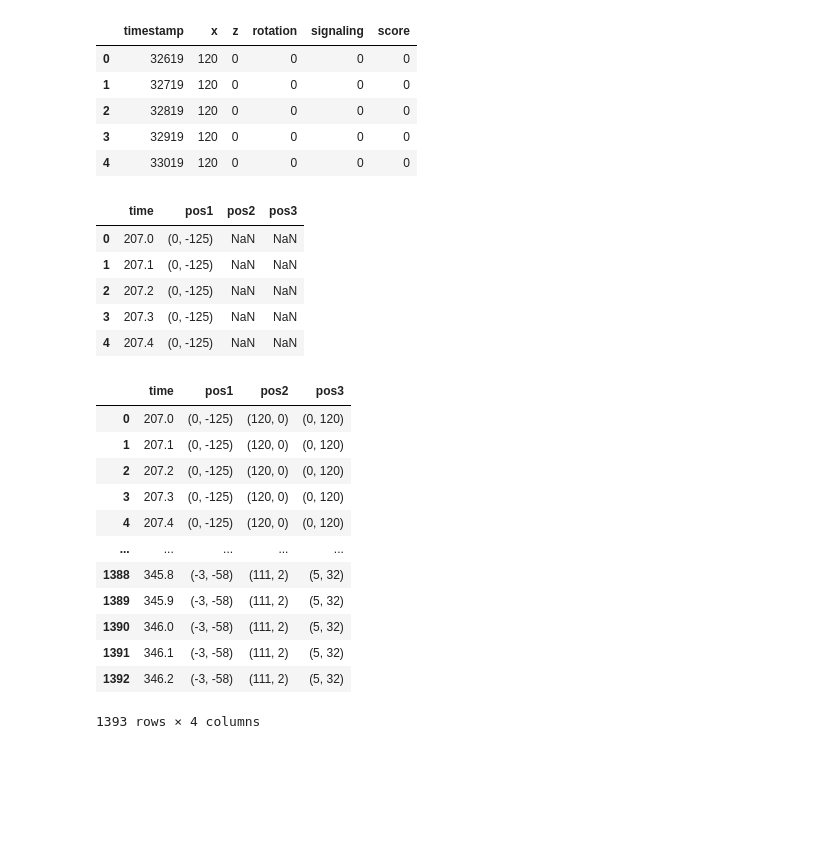
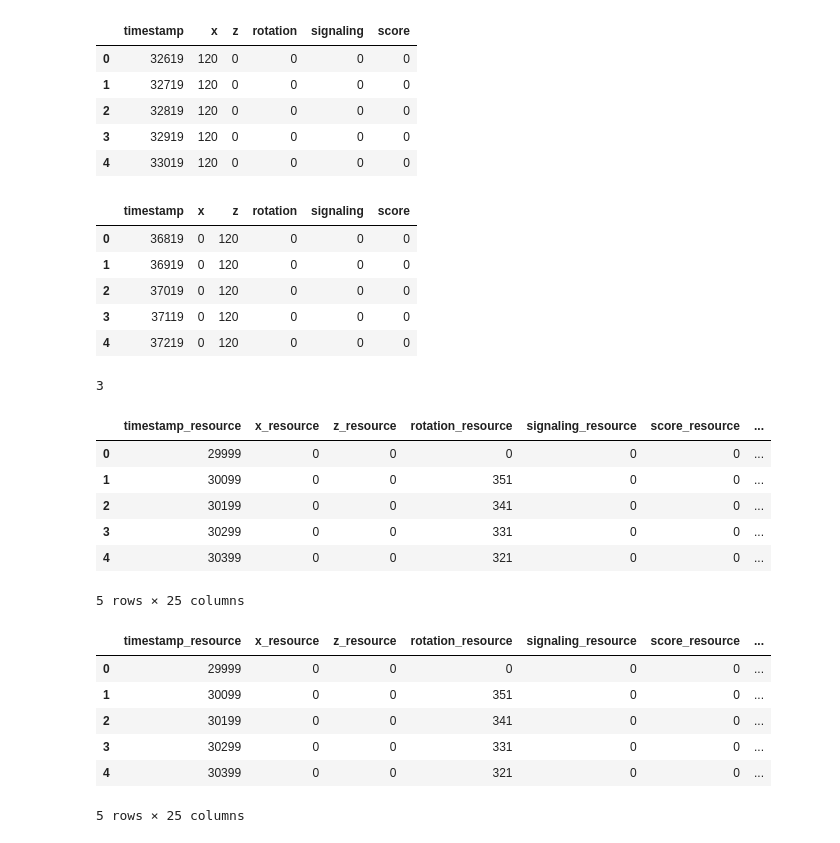
Before and after one commit to vagechirkov/CollectiveSearchOnMarsDataPreprocessing, a Jupyter notebook: data_preprocessing.ipynb, the cells around one changed output. Saved outputs shown, nothing was run; the diff lists cells and outputs as text; code cells hidden in the pictures; blank space fills up the shorter version.

```diff
--- a/data_preprocessing.ipynb
+++ b/data_preprocessing.ipynb
@@ -79,4 +90,13 @@ playfab.all_players[2].TracesPandas.head()
 | 2 | 32819 | 120 | 0 | 0 | 0 | 0 |
 | 3 | 32919 | 120 | 0 | 0 | 0 | 0 |
 | 4 | 33019 | 120 | 0 | 0 | 0 | 0 |
+# %%
+playfab.all_players[3].TracesPandas.head()
+# %% [output]
+|  | timestamp | x | z | rotation | signaling | score |
+| 0 | 36819 | 0 | 120 | 0 | 0 | 0 |
+| 1 | 36919 | 0 | 120 | 0 | 0 | 0 |
+| 2 | 37019 | 0 | 120 | 0 | 0 | 0 |
+| 3 | 37119 | 0 | 120 | 0 | 0 | 0 |
+| 4 | 37219 | 0 | 120 | 0 | 0 | 0 |
 # %%
@@ -106,9 +105,18 @@ df = pd.merge_asof(df,
+# %%
+resource = [p.TracesPandas.copy() for p in playfab.all_players[:4] if p.IsResource][0]
+players = [p.TracesPandas.copy() for p in playfab.all_players[:4] if not p.IsResource]
+len(players)
+# %% [output]
+3
+# %%
+df_all = merge_traces_dataframes(players, resource)
 # %%
-df.head()
+df_all.head()
 # %% [output]
-|  | time | pos1 | pos2 | pos3 |
-| 0 | 207.0 | (0, -125) | NaN | NaN |
-| 1 | 207.1 | (0, -125) | NaN | NaN |
-| 2 | 207.2 | (0, -125) | NaN | NaN |
-| 3 | 207.3 | (0, -125) | NaN | NaN |
-| 4 | 207.4 | (0, -125) | NaN | NaN |
+|  | timestamp_resource | x_resource | z_resource | rotation_resource | signaling_resource | score_resource | ... |
+| 0 | 29999 | 0 | 0 | 0 | 0 | 0 | ... |
+| 1 | 30099 | 0 | 0 | 351 | 0 | 0 | ... |
+| 2 | 30199 | 0 | 0 | 341 | 0 | 0 | ... |
+| 3 | 30299 | 0 | 0 | 331 | 0 | 0 | ... |
+| 4 | 30399 | 0 | 0 | 321 | 0 | 0 | ... |
+5 rows × 25 columns
@@ -118,17 +127,11 @@ df.to_csv(filename, index=False)
 # %%
-df.fillna(method="bfill")
+df_all.fillna(method="bfill").head()
 # %% [output]
-|  | time | pos1 | pos2 | pos3 |
-| 0 | 207.0 | (0, -125) | (120, 0) | (0, 120) |
-| 1 | 207.1 | (0, -125) | (120, 0) | (0, 120) |
-| 2 | 207.2 | (0, -125) | (120, 0) | (0, 120) |
-| 3 | 207.3 | (0, -125) | (120, 0) | (0, 120) |
-| 4 | 207.4 | (0, -125) | (120, 0) | (0, 120) |
-| ... | ... | ... | ... | ... |
-| 1388 | 345.8 | (-3, -58) | (111, 2) | (5, 32) |
-| 1389 | 345.9 | (-3, -58) | (111, 2) | (5, 32) |
-| 1390 | 346.0 | (-3, -58) | (111, 2) | (5, 32) |
-| 1391 | 346.1 | (-3, -58) | (111, 2) | (5, 32) |
-| 1392 | 346.2 | (-3, -58) | (111, 2) | (5, 32) |
+|  | timestamp_resource | x_resource | z_resource | rotation_resource | signaling_resource | score_resource | ... |
+| 0 | 29999 | 0 | 0 | 0 | 0 | 0 | ... |
+| 1 | 30099 | 0 | 0 | 351 | 0 | 0 | ... |
+| 2 | 30199 | 0 | 0 | 341 | 0 | 0 | ... |
+| 3 | 30299 | 0 | 0 | 331 | 0 | 0 | ... |
+| 4 | 30399 | 0 | 0 | 321 | 0 | 0 | ... |
-1393 rows × 4 columns
+5 rows × 25 columns
 # %%
```
Also changed, not shown: parts of 9 cells of this notebook, 2 other files.
